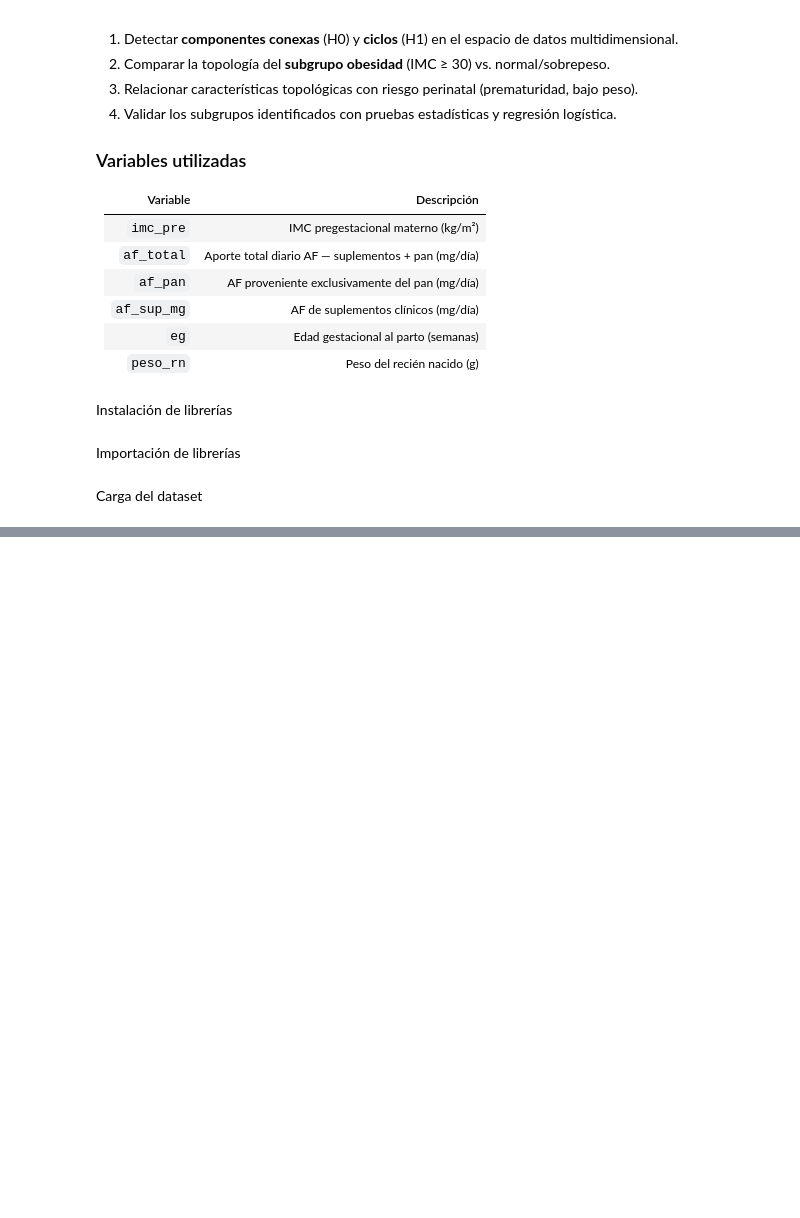
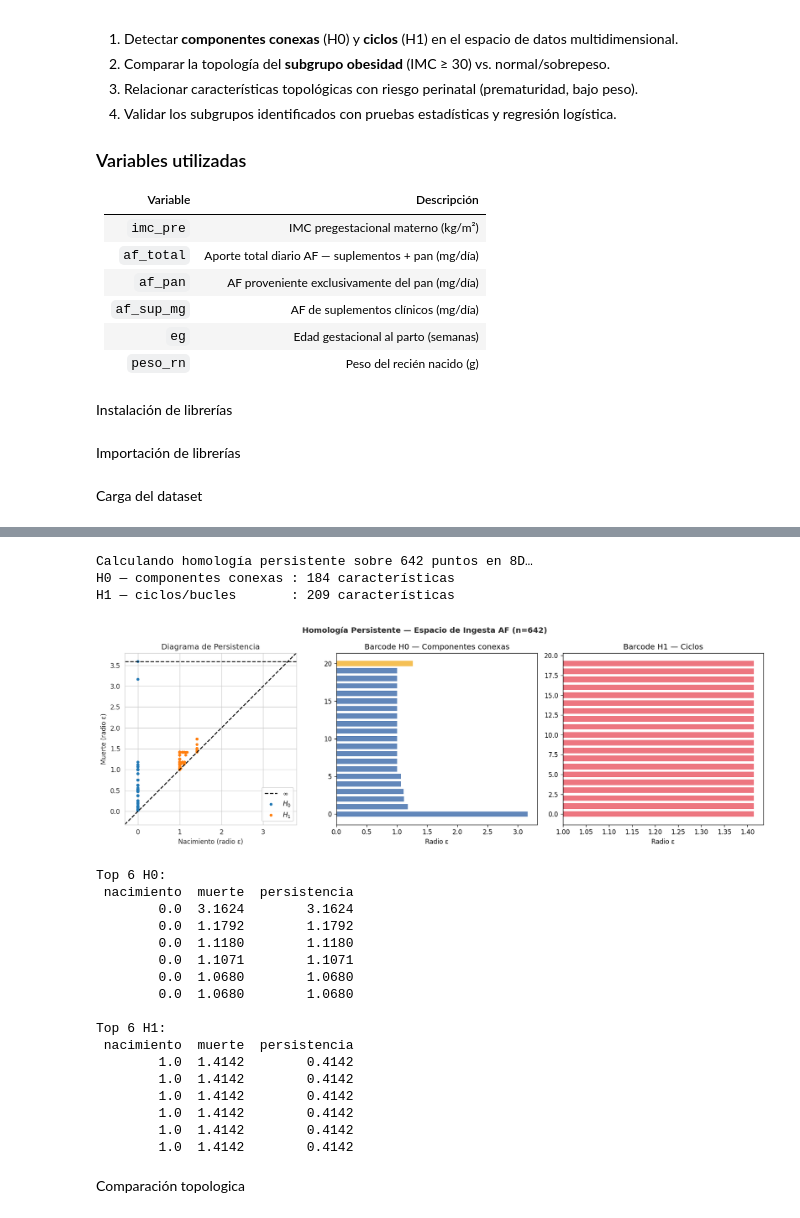
Before and after one commit to brbrbre/Reto-Topologia, a Jupyter notebook: Homología Persistente/HomologiaPersistente.ipynb, the cells around one changed output, grey strips where cells are left out. Drawn from its saved outputs; the diff is of its cells as text; code cells hidden in the pictures; blank space fills up the shorter version.

Commit message:
Preview de Homología Persistente.ipynb

```diff
--- a/Homología Persistente/HomologiaPersistente.ipynb
+++ b/Homología Persistente/HomologiaPersistente.ipynb
@@ -98,0 +220,80 @@ FileNotFoundError: [Errno 2] No such file or directory: 'Data/Ingesta_AF_clean.c
+# %%
+def plot_barcode(ax, dgm, color, titulo, n_bars=20):
+    dgm_f = dgm[np.isfinite(dgm[:, 1])]
+    dgm_i = dgm[~np.isfinite(dgm[:, 1])]
+    if len(dgm_f) > 0:
+        pers = dgm_f[:, 1] - dgm_f[:, 0]
+        idx  = np.argsort(pers)[::-1]
+        for i, j in enumerate(idx[:n_bars]):
+            ax.barh(i, pers[j], left=dgm_f[j, 0], height=0.7, color=color, alpha=0.75)
+    if len(dgm_i) > 0:
+        xmax = dgm_f[:, 1].max() if len(dgm_f) > 0 else 1.0
+        for k in range(len(dgm_i)):
+            ax.barh(n_bars + k, xmax * 0.4, left=dgm_i[k, 0],
+                    height=0.7, color=PALETTE['accent'], alpha=0.9)
+    ax.set_xlabel('Radio ε')
+    ax.set_title(titulo)
+
+print(f'Calculando homología persistente sobre {len(df_tda)} puntos en {len(TDA_INTAKE)}D…')
+result_full = ripser.ripser(X_scaled, maxdim=1)
+dgms_full   = result_full['dgms']
+print(f'H0 — componentes conexas : {len(dgms_full[0])} características')
+print(f'H1 — ciclos/bucles       : {len(dgms_full[1])} características')
+# %% [output]
+Calculando homología persistente sobre 642 puntos en 8D…
+H0 — componentes conexas : 184 características
+H1 — ciclos/bucles       : 209 características
+# %%
+fig = plt.figure(figsize=(15, 5))
+gs  = gridspec.GridSpec(1, 3, figure=fig)
+fig.suptitle(f'Homología Persistente — Espacio de Ingesta AF (n={len(df_tda)})', fontweight='bold')
+
+ax0 = fig.add_subplot(gs[0])
+persim.plot_diagrams(dgms_full, ax=ax0, show=False)
+ax0.set_title('Diagrama de Persistencia')
+ax0.set_xlabel('Nacimiento (radio ε)')
+ax0.set_ylabel('Muerte (radio ε)')
+
+plot_barcode(fig.add_subplot(gs[1]), dgms_full[0], PALETTE['primary'],
+             'Barcode H0 — Componentes conexas')
+plot_barcode(fig.add_subplot(gs[2]), dgms_full[1], PALETTE['secondary'],
+             'Barcode H1 — Ciclos')
+
+plt.tight_layout()
+plt.show()
+
+# Top persistencias
+for dim, dgm, lab in [(0, dgms_full[0], 'H0'), (1, dgms_full[1], 'H1')]:
+    dgm_f = dgm[np.isfinite(dgm[:, 1])]
+    if len(dgm_f) == 0: continue
+    pers = dgm_f[:, 1] - dgm_f[:, 0]
+    idx  = np.argsort(pers)[::-1]
+    top  = pd.DataFrame({
+        'nacimiento'  : dgm_f[idx[:6], 0],
+        'muerte'      : dgm_f[idx[:6], 1],
+        'persistencia': pers[idx[:6]]
+    }).round(4)
+    print(f'Top 6 {lab}:')
+    print(top.to_string(index=False))
+    print()
+# %% [output]
+[figure, added]
+Top 6 H0:
+ nacimiento  muerte  persistencia
+        0.0  3.1624        3.1624
+        0.0  1.1792        1.1792
+        0.0  1.1180        1.1180
+        0.0  1.1071        1.1071
+        0.0  1.0680        1.0680
+        0.0  1.0680        1.0680
+
+Top 6 H1:
+ nacimiento  muerte  persistencia
+        1.0  1.4142        0.4142
+        1.0  1.4142        0.4142
+        1.0  1.4142        0.4142
+        1.0  1.4142        0.4142
+        1.0  1.4142        0.4142
+        1.0  1.4142        0.4142
+# %% [markdown]
+Comparación topologica
```
Also changed, not shown: parts of 23 cells of this notebook, 1 other file.
